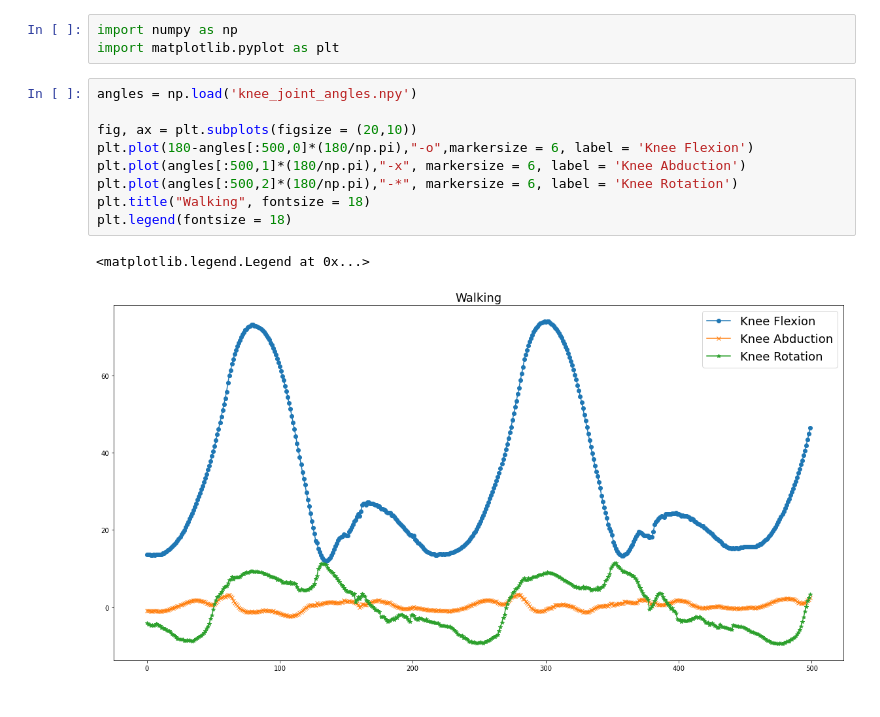
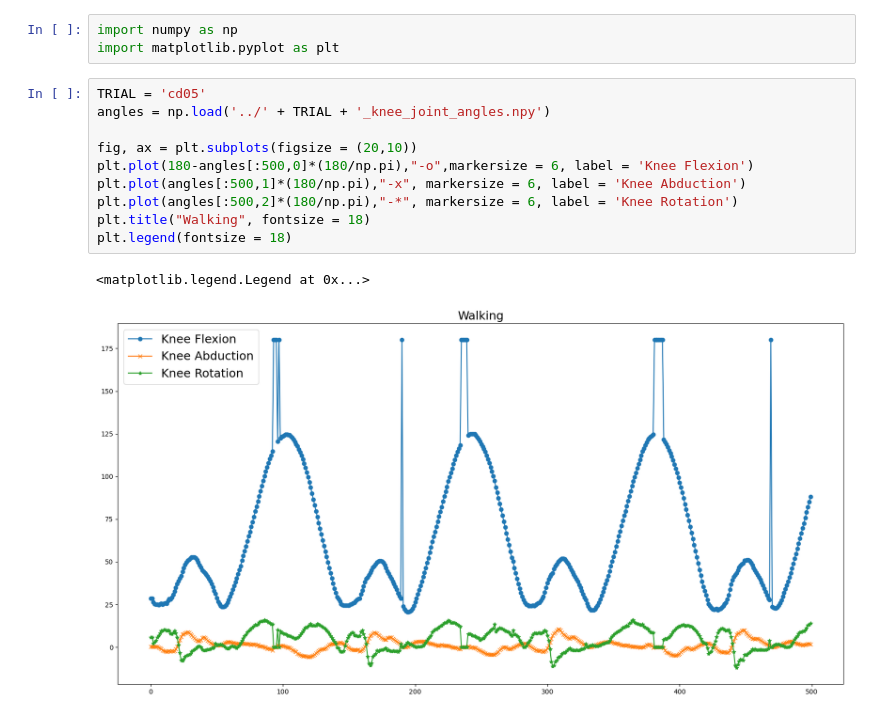
Before and after one commit to ajensen1234/joint-angle-modeling, a Jupyter notebook: joint-angle-modeling/testing.ipynb, the cells around one changed output. Cells and saved outputs as stored; diff of their text form.

```diff
--- a/joint-angle-modeling/testing.ipynb
+++ b/joint-angle-modeling/testing.ipynb
@@ -2,14 +2,15 @@
 import numpy as np
 import matplotlib.pyplot as plt
 # %%
-angles = np.load('knee_joint_angles.npy')
+TRIAL = 'cd05'
+angles = np.load('../' + TRIAL + '_knee_joint_angles.npy')
 
 fig, ax = plt.subplots(figsize = (20,10))
 plt.plot(180-angles[:500,0]*(180/np.pi),"-o",markersize = 6, label = 'Knee Flexion')
 plt.plot(angles[:500,1]*(180/np.pi),"-x", markersize = 6, label = 'Knee Abduction')
 plt.plot(angles[:500,2]*(180/np.pi),"-*", markersize = 6, label = 'Knee Rotation')
 plt.title("Walking", fontsize = 18)
 plt.legend(fontsize = 18)
 # %% [output]
 <matplotlib.legend.Legend at 0x...>
-[figure, old version]
+[figure, new version]
```
Also changed, not shown: 5 other files.
